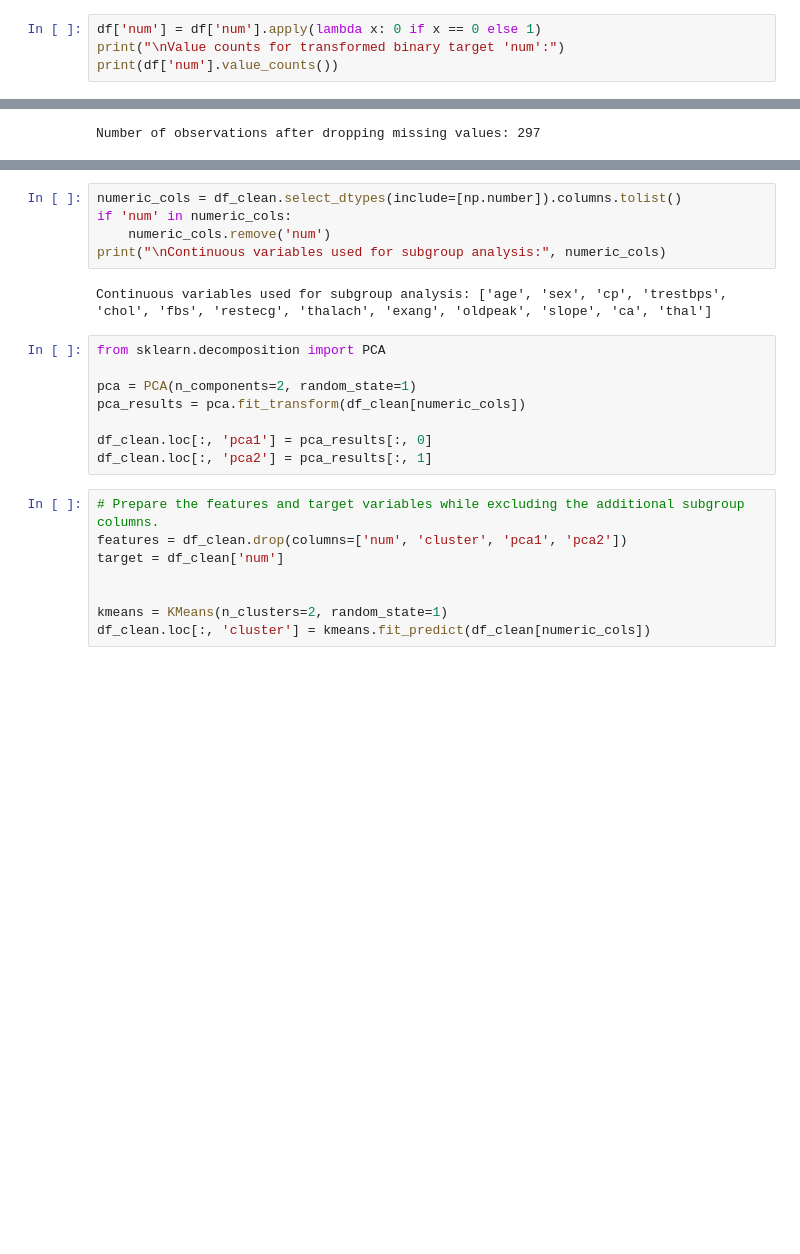
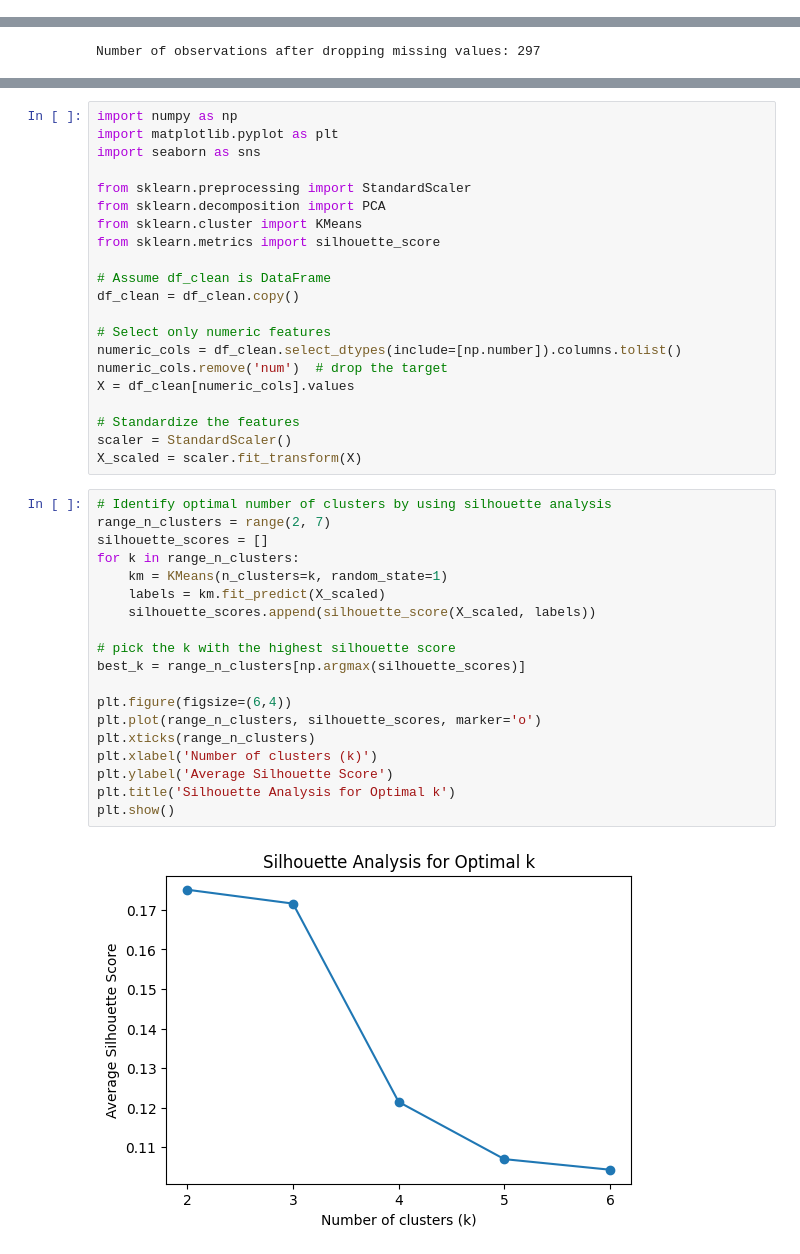
Before and after one commit to DelphineShen/Assignment6, a Jupyter notebook: assignment6.ipynb, the cells around one changed output, grey strips where cells are left out. Cells and saved outputs as stored; diff of their text form; blank space fills up the shorter version.

```diff
--- a/assignment6.ipynb
+++ b/assignment6.ipynb
@@ -214,4 +146,0 @@ The dataset initially contains 14 variables and 303 observations.
-# %%
-df['num'] = df['num'].apply(lambda x: 0 if x == 0 else 1)
-print("\nValue counts for transformed binary target 'num':")
-print(df['num'].value_counts())
@@ -244,23 +183,42 @@ Number of observations after dropping missing values: 297
-# %%
-numeric_cols = df_clean.select_dtypes(include=[np.number]).columns.tolist()
-if 'num' in numeric_cols:
-    numeric_cols.remove('num')
-print("\nContinuous variables used for subgroup analysis:", numeric_cols)
-# %% [output]
-Continuous variables used for subgroup analysis: ['age', 'sex', 'cp', 'trestbps', 'chol', 'fbs', 'restecg', 'thalach', 'exang', 'oldpeak', 'slope', 'ca', 'thal']
-# %%
-from sklearn.decomposition import PCA
-
-pca = PCA(n_components=2, random_state=1)
-pca_results = pca.fit_transform(df_clean[numeric_cols])
-
-df_clean.loc[:, 'pca1'] = pca_results[:, 0]
-df_clean.loc[:, 'pca2'] = pca_results[:, 1]
-# %%
-# Prepare the features and target variables while excluding the additional subgroup columns.
-features = df_clean.drop(columns=['num', 'cluster', 'pca1', 'pca2'])
-target = df_clean['num']
-
-
-kmeans = KMeans(n_clusters=2, random_state=1)
-df_clean.loc[:, 'cluster'] = kmeans.fit_predict(df_clean[numeric_cols])
+# %%
+import numpy as np
+import matplotlib.pyplot as plt
+import seaborn as sns
+
+from sklearn.preprocessing import StandardScaler
+from sklearn.decomposition import PCA
+from sklearn.cluster import KMeans
+from sklearn.metrics import silhouette_score
+
+# Assume df_clean is DataFrame
+df_clean = df_clean.copy()
+
+# Select only numeric features
+numeric_cols = df_clean.select_dtypes(include=[np.number]).columns.tolist()
+numeric_cols.remove('num')  # drop the target
+X = df_clean[numeric_cols].values
+
+# Standardize the features
+scaler = StandardScaler()
+X_scaled = scaler.fit_transform(X)
+# %%
+# Identify optimal number of clusters by using silhouette analysis
+range_n_clusters = range(2, 7)
+silhouette_scores = []
+for k in range_n_clusters:
+    km = KMeans(n_clusters=k, random_state=1)
+    labels = km.fit_predict(X_scaled)
+    silhouette_scores.append(silhouette_score(X_scaled, labels))
+
+# pick the k with the highest silhouette score
+best_k = range_n_clusters[np.argmax(silhouette_scores)]
+
+plt.figure(figsize=(6,4))
+plt.plot(range_n_clusters, silhouette_scores, marker='o')
+plt.xticks(range_n_clusters)
+plt.xlabel('Number of clusters (k)')
+plt.ylabel('Average Silhouette Score')
+plt.title('Silhouette Analysis for Optimal k')
+plt.show()
+# %% [output]
+[figure, added]
```
Also changed, not shown: parts of 47 cells of this notebook.
